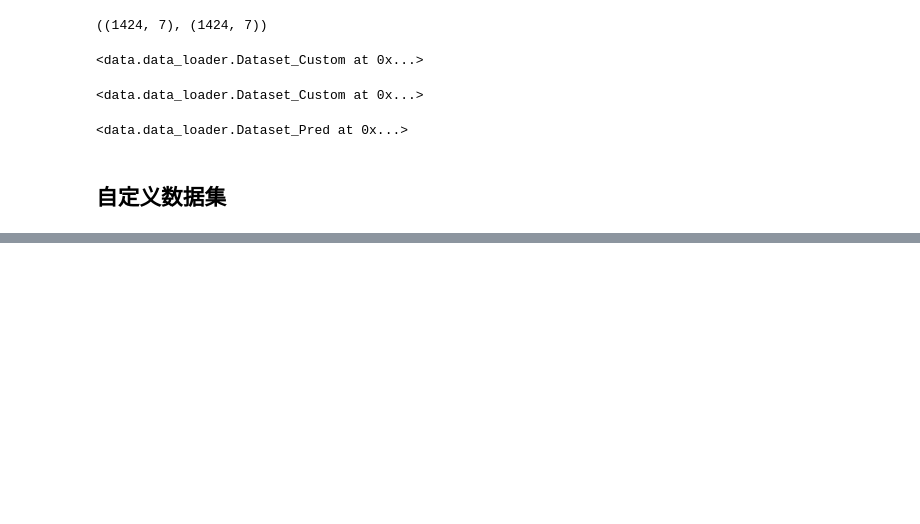
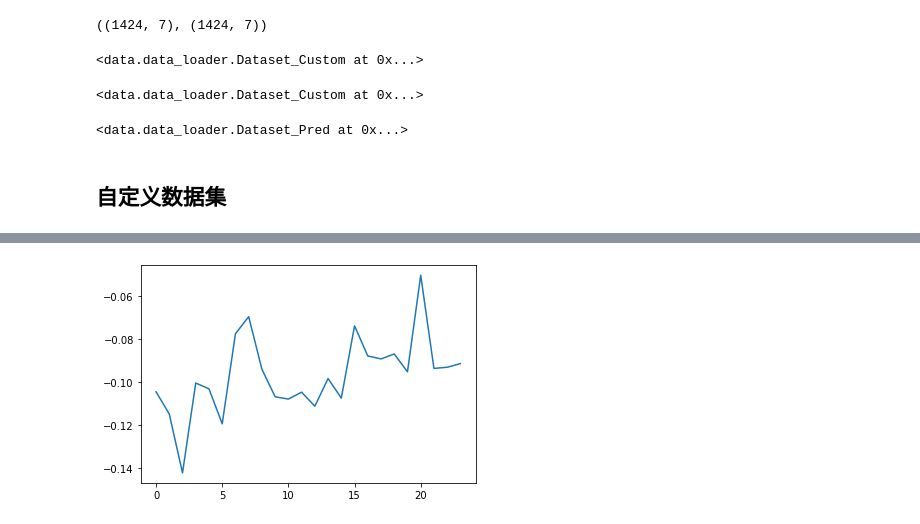
Before and after one commit to Echo811/dl_Informer, a Jupyter notebook: my_tool/10-30.ipynb, the cells around one changed output, grey strips where cells are left out. Saved outputs shown, nothing was run; the diff lists cells and outputs as text; code cells hidden in the pictures; blank space fills up the shorter version.

```diff
--- a/my_tool/10-30.ipynb
+++ b/my_tool/10-30.ipynb
@@ -108,0 +129,10 @@ AttributeError: 'int' object has no attribute 'testdata'
+# %%
+import os
+import matplotlib.pyplot  as plt
+os.getcwd()
+prediction = np.load('../results/test/real_prediction.npy')
+plt.figure()
+plt.plot(prediction[0,:,-1])
+plt.show()
+# %% [output]
+[figure, added]
```
Also changed, not shown: parts of 3 cells of this notebook, 8 other files.
